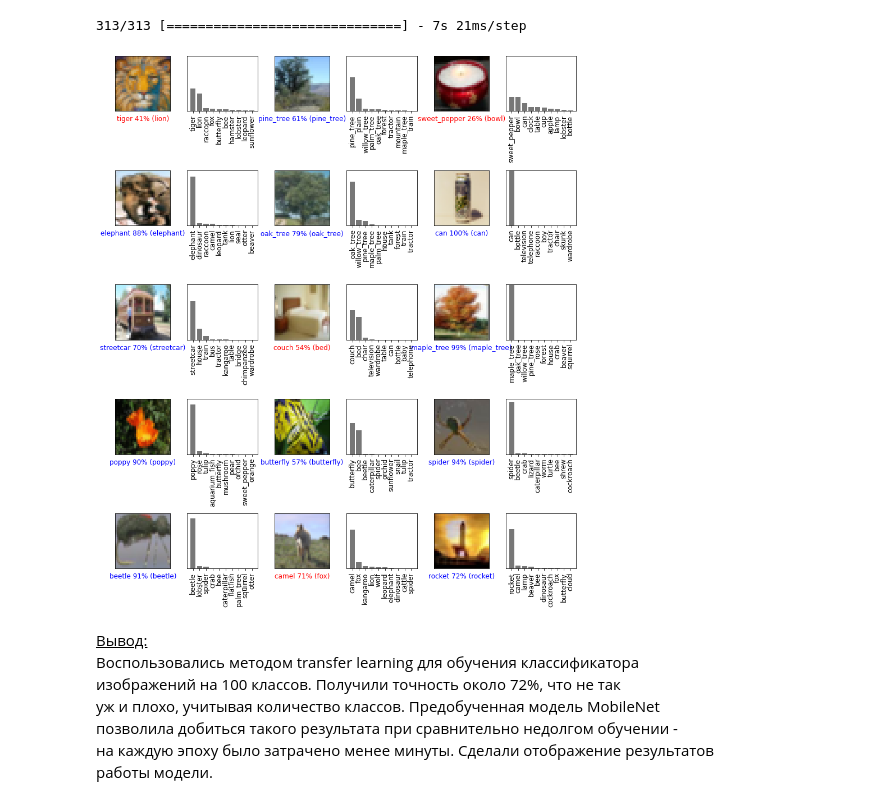
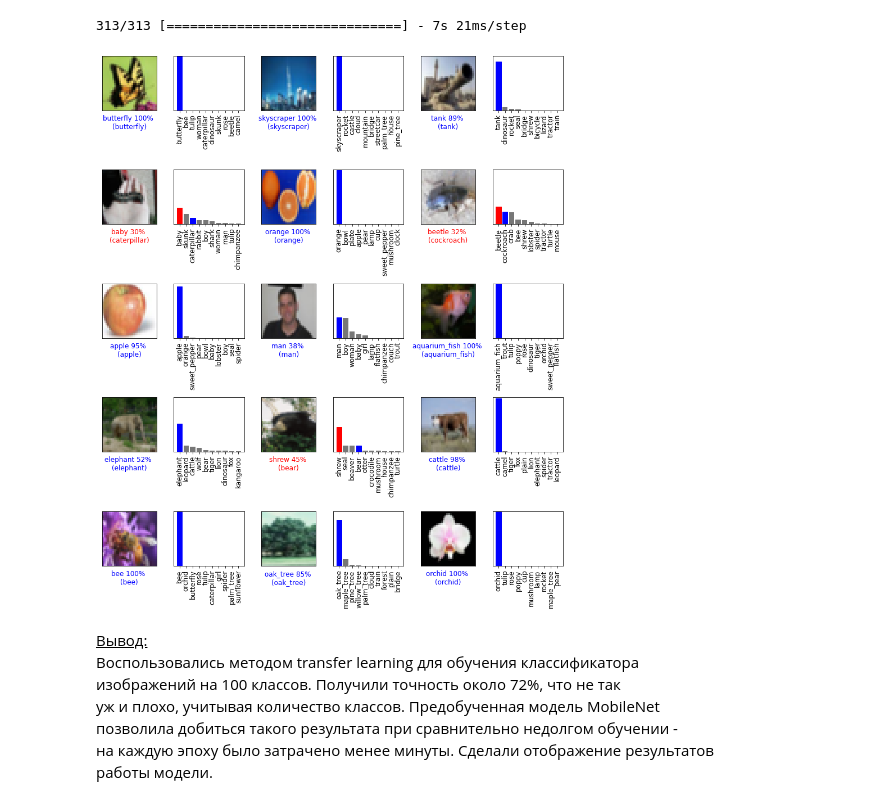
Before and after one commit to mikhail-rozov/Neural_networks_introduction, a Jupyter notebook: Lesson_8/Lesson_8_task.ipynb, the cells around one changed output. Cells and saved outputs as stored; diff of their text form; code cells hidden in the pictures.

```diff
--- a/Lesson_8/Lesson_8_task.ipynb
+++ b/Lesson_8/Lesson_8_task.ipynb
@@ -163,7 +163,7 @@ def plot_image(prediction_array, true_label, img):
     else:
         color = 'red'
 
-    plt.xlabel("{} {:2.0f}% ({})".format(class_names[predicted_label],
+    plt.xlabel("{} {:2.0f}% \n({})".format(class_names[predicted_label],
                                 100*np.max(prediction_array),
                                 class_names[true_label]),
                                 color=color)
@@ -171,30 +171,43 @@ def plot_image(prediction_array, true_label, img):
 def plot_value_array(prediction_array, true_label):
 
     classes = np.array(class_names)
+    sorted_preds = np.argsort(prediction_array)[::-1][:10]
 
-    plt.xticks(range(10), classes[np.argsort(prediction_array)[::-1][:10]], rotation=90)
+    plt.xticks(range(10), classes[sorted_preds], rotation=90)
     plt.yticks([])
     plot = plt.bar(range(10), sorted(prediction_array, reverse=True)[:10], color="#777777")
     plt.ylim([0, 1])
-    predicted_label = np.argmax(prediction_array)
+
+    plot[0].set_color('red')
+
+    if true_label in sorted_preds:
+        true_idx = np.where(sorted_preds == true_label)[0][0]
+        plot[true_idx].set_color('blue')
 # %%
+PAGE = 2
+
 num_rows = 5
 num_cols = 3
 num_images = num_rows * num_cols
-val_iterator = iter(validation_set.take(num_images))
+val_iterator = iter(validation_set.take(num_images * PAGE))
+
+for _ in range(num_images * (PAGE-1)):
+    next(val_iterator)
+
+idx = num_images * (PAGE-1)
 
 plt.figure(figsize=(2*2*num_cols, 2*1.4*num_rows))
 for i in range(num_images):
     plt.subplot(num_rows, 2*num_cols, 2*i+1)
     img, true_label = next(val_iterator)
-    plot_image(predictions[i], true_label.numpy(), img.numpy())
+    plot_image(predictions[idx + i], true_label.numpy(), img.numpy())
     plt.subplot(num_rows, 2*num_cols, 2*i+2)
-    plot_value_array(predictions[i], true_label.numpy())
+    plot_value_array(predictions[idx + i], true_label.numpy())
 
 plt.tight_layout()
 plt.show()
 # %% [output]
-[figure, old version]
+[figure, new version]
 # %% [markdown]
 <ins>Вывод:</ins>
 Воспользовались методом transfer learning для обучения классификатора
```
Also changed, not shown: parts of 2 cells of this notebook.
